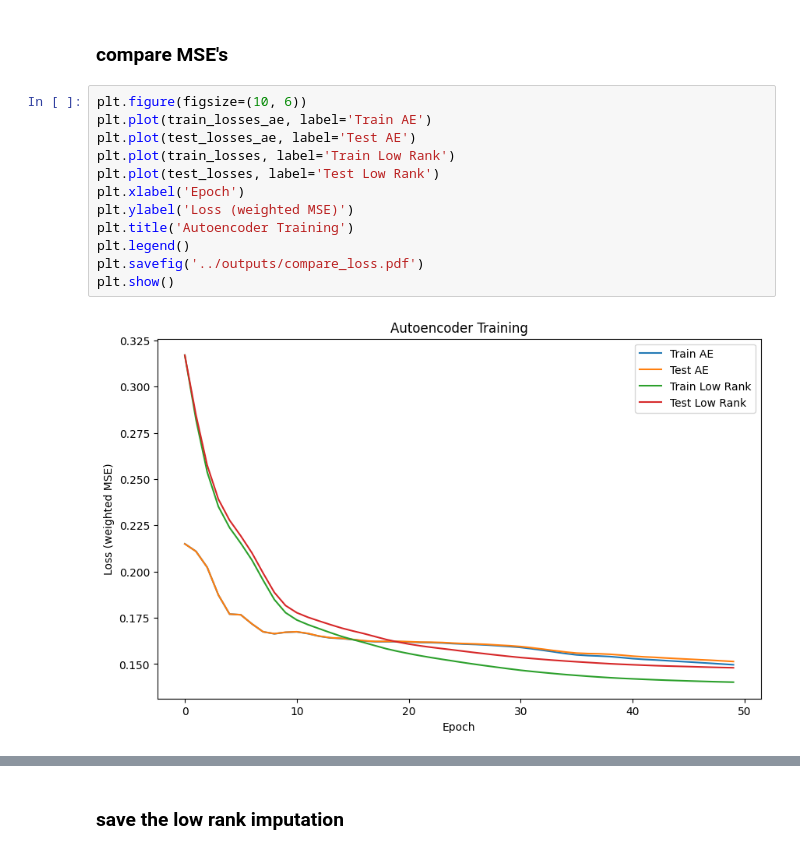
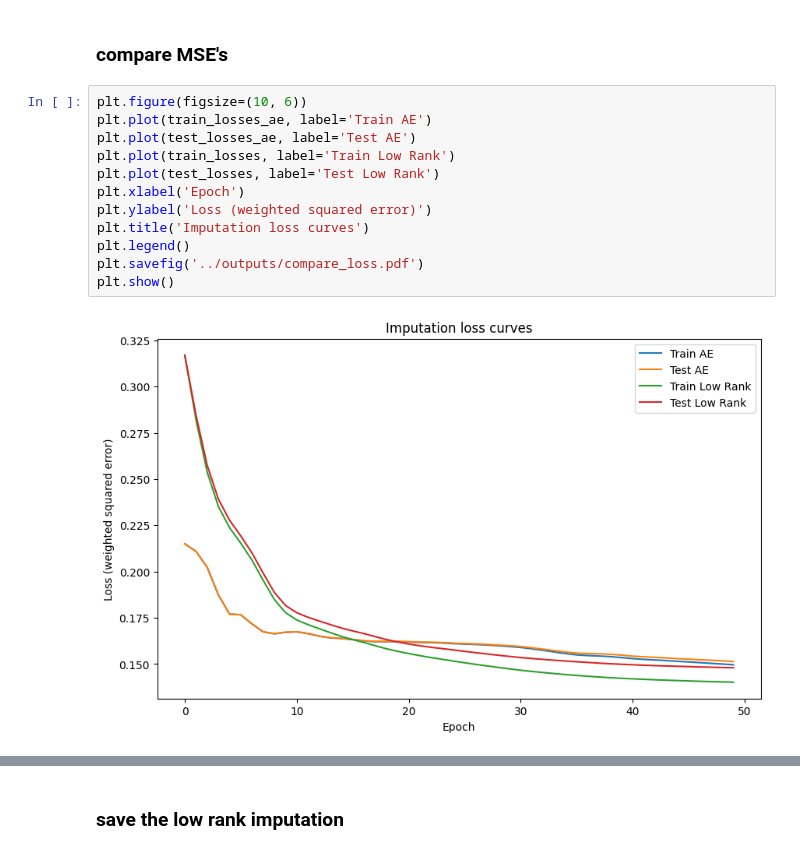
Before and after one commit to bogedy/okcupid_unsupervised, a Jupyter notebook: notebooks/ik_imputation_methods.ipynb, the cells around one changed output, grey strips where cells are left out. Drawn from its saved outputs; the diff is of its cells as text.

```diff
--- a/notebooks/ik_imputation_methods.ipynb
+++ b/notebooks/ik_imputation_methods.ipynb
@@ -494,17 +465,17 @@ plt.show()
 # %%
 plt.figure(figsize=(10, 6))
 plt.plot(train_losses_ae, label='Train AE')
 plt.plot(test_losses_ae, label='Test AE')
 plt.plot(train_losses, label='Train Low Rank')
 plt.plot(test_losses, label='Test Low Rank')
 plt.xlabel('Epoch')
-plt.ylabel('Loss (weighted MSE)')
-plt.title('Autoencoder Training')
+plt.ylabel('Loss (weighted squared error)')
+plt.title('Imputation loss curves')
 plt.legend()
 plt.savefig('../outputs/compare_loss.pdf')
 plt.show()
 # %% [output]
-[figure, old version]
+[figure, new version]
 # %%
 import seaborn as sns
 import matplotlib.pyplot as plt
```
Also changed, not shown: parts of 23 cells of this notebook, 26 other files.
